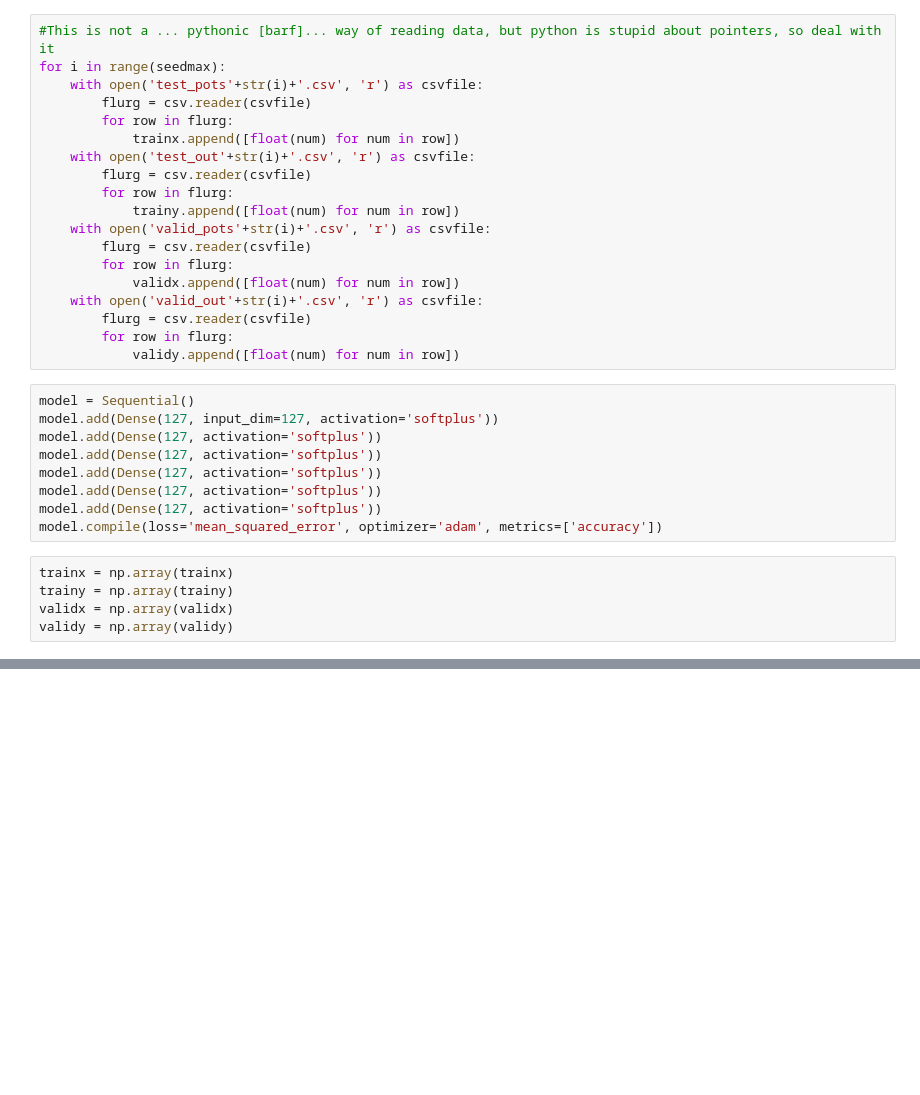
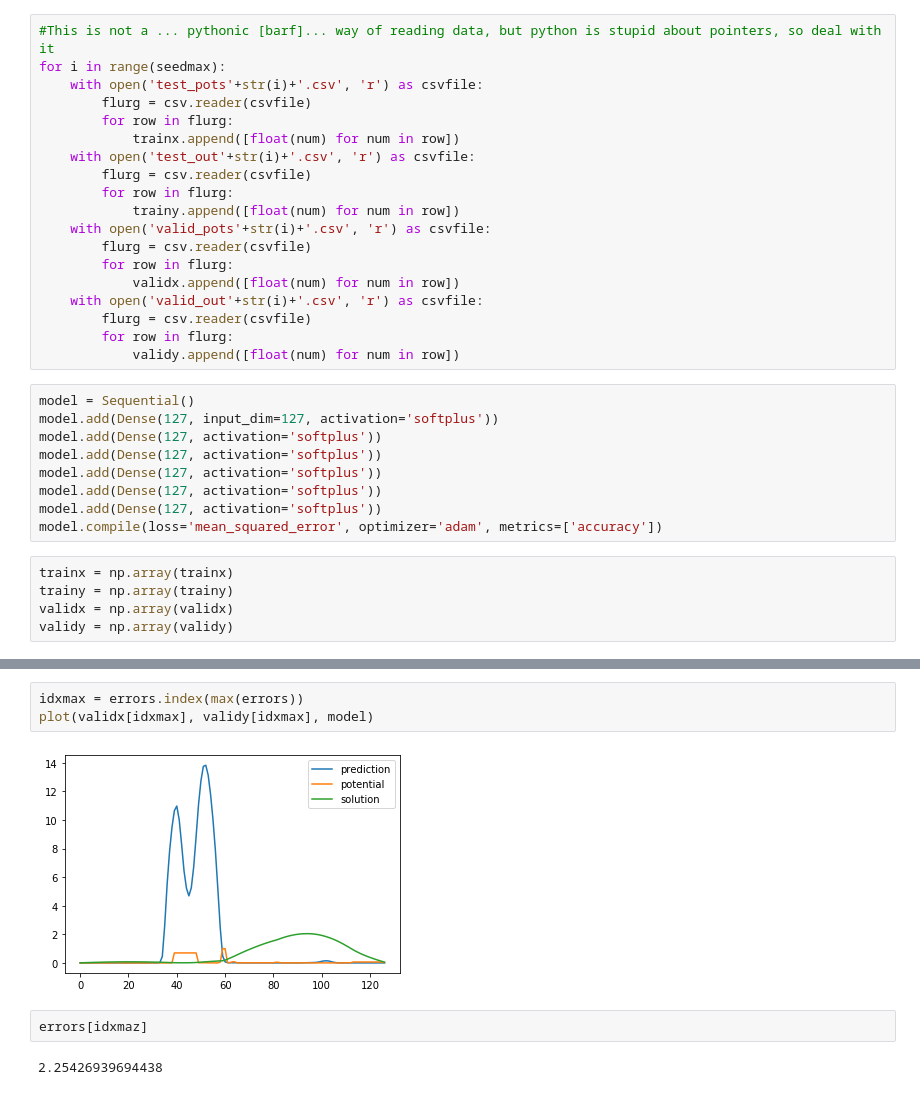
Before and after one commit to OscarGB/TFGMat, a Jupyter notebook: schrodinger/Untitled.ipynb, the cells around one changed output, grey strips where cells are left out. Saved outputs shown, nothing was run; the diff lists cells and outputs as text; blank space fills up the shorter version.

```diff
--- a/schrodinger/Untitled.ipynb
+++ b/schrodinger/Untitled.ipynb
@@ -178,0 +78,9 @@ TypeError: 'float' object is not iterable
+# %%
+idxmax = errors.index(max(errors))
+plot(validx[idxmax], validy[idxmax], model)
+# %% [output]
+[figure, added]
+# %%
+errors[idxmaz]
+# %% [output]
+2.25426939694438
```
Also changed, not shown: parts of 11 cells of this notebook.
